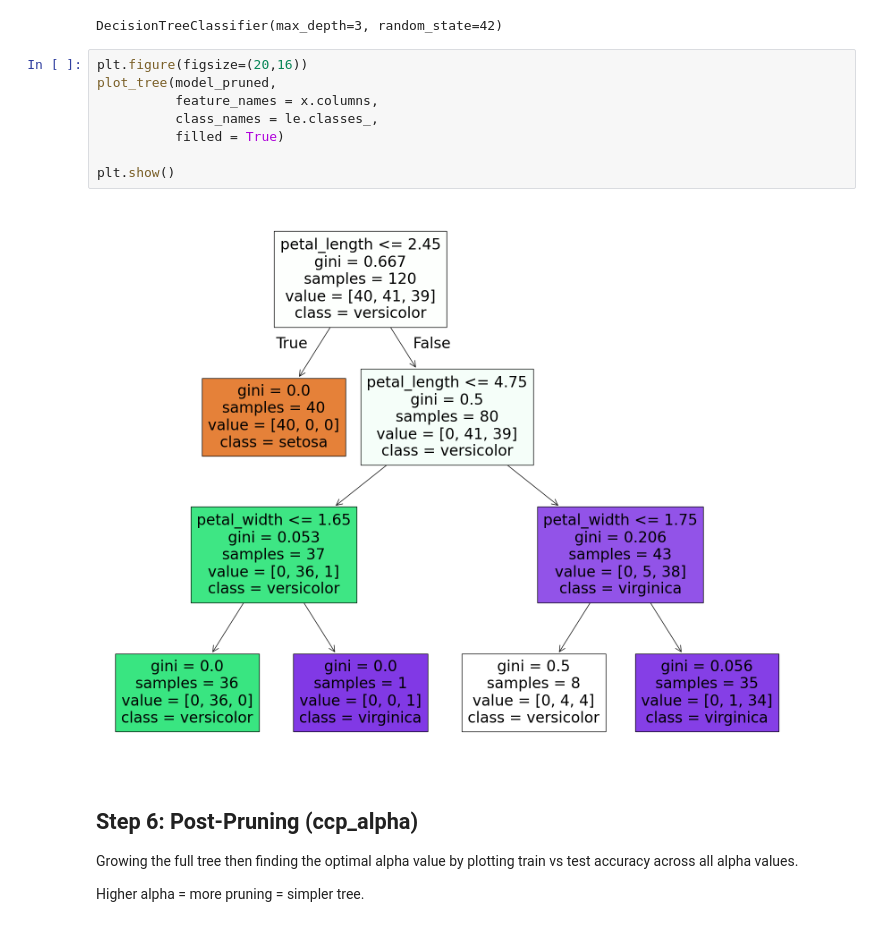
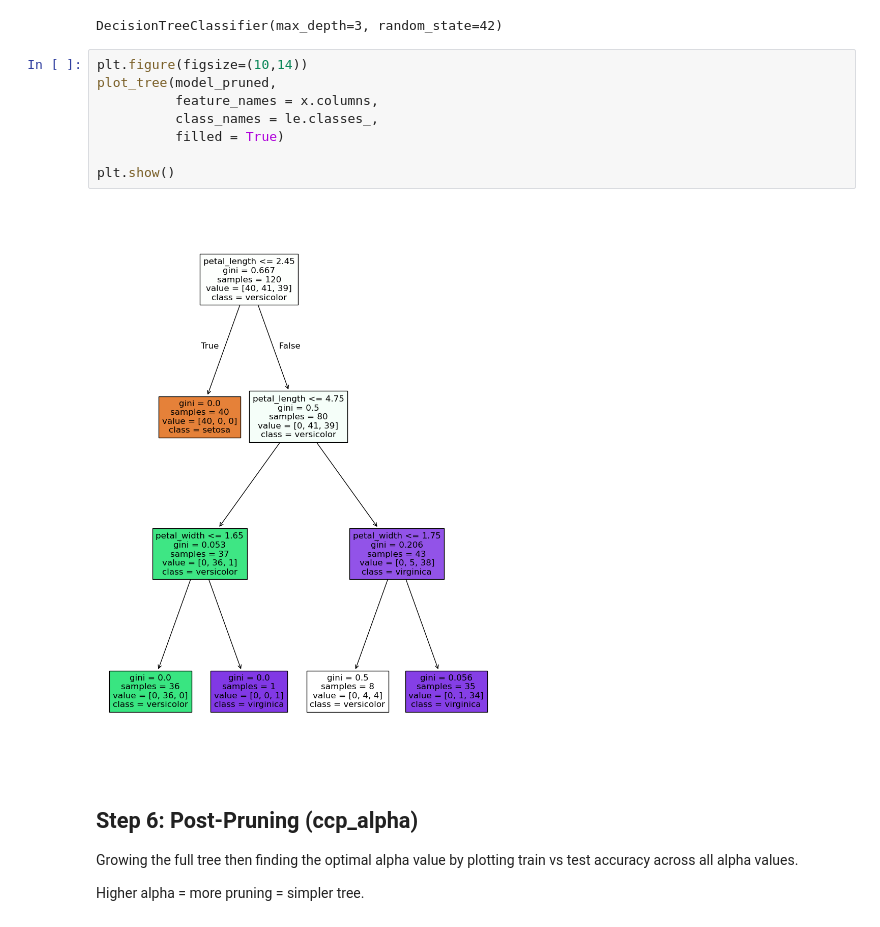
Before and after one commit to NorbuHyolmo/Codveda-Machine-Learning-Intern, a Jupyter notebook: Level 2/Decision Tree For Classification.ipynb, the cells around one changed output. Drawn from its saved outputs; the diff is of its cells as text.

```diff
--- a/Level 2/Decision Tree For Classification.ipynb
+++ b/Level 2/Decision Tree For Classification.ipynb
@@ -103,15 +103,15 @@ model_pruned.fit(x_train, y_train)
 # %% [output]
 DecisionTreeClassifier(max_depth=3, random_state=42)
 # %%
-plt.figure(figsize=(20,16))
+plt.figure(figsize=(10,14))
 plot_tree(model_pruned,
           feature_names = x.columns,
           class_names = le.classes_,
           filled = True)
 
 plt.show()
 # %% [output]
-[figure, old version]
+[figure, new version]
 # %% [markdown]
 ## Step 6: Post-Pruning (ccp_alpha)
 Growing the full tree then finding the optimal alpha value
```
Also changed, not shown: parts of 3 cells of this notebook, 2 other files.
